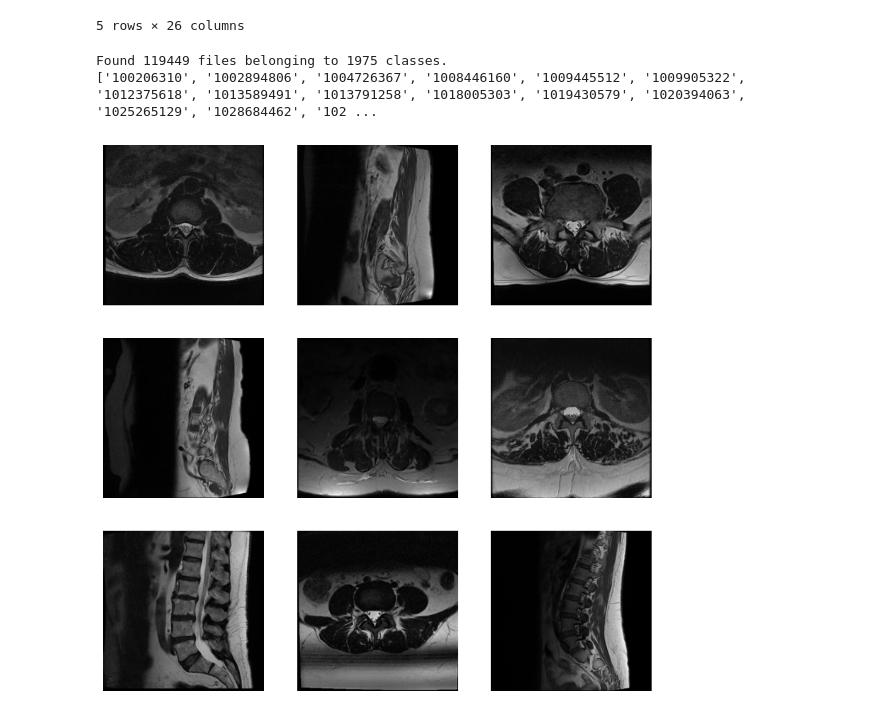
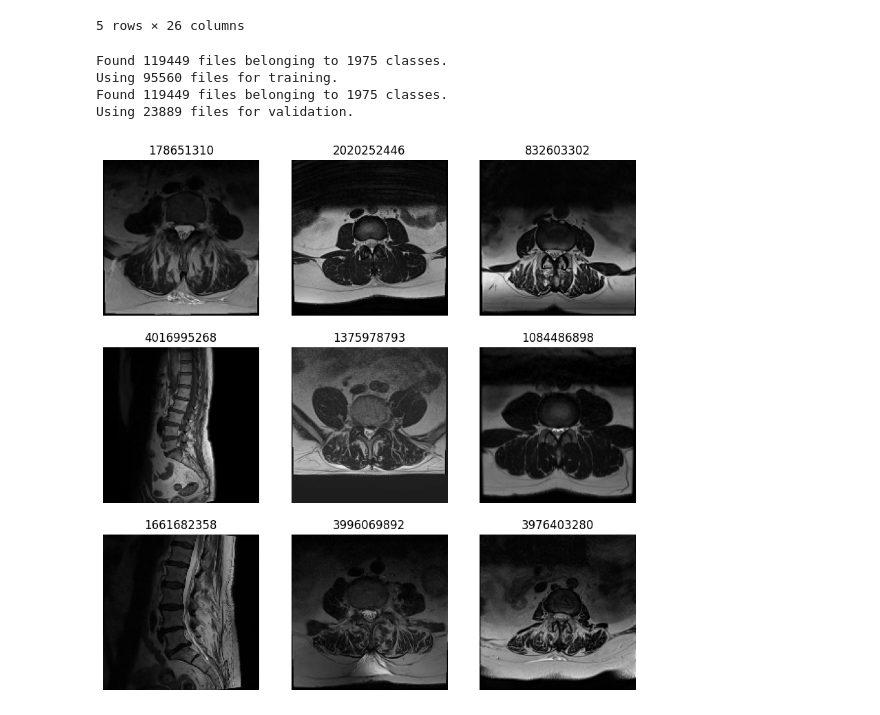
Before and after one commit to Kyungbaee/Kaggle, a Jupyter notebook: RSNA 2024.ipynb, the cells around one changed output. Cells and saved outputs as stored; diff of their text form; code cells hidden in the pictures.

```diff
--- a/RSNA 2024.ipynb
+++ b/RSNA 2024.ipynb
@@ -193,24 +289,36 @@ df.head()
+# %%
+BATCH_SIZE = 32
+IMG_SIZE = (160, 160)
+directory = "cvt_png"
+train_dataset = image_dataset_from_directory(directory,
+                                             shuffle=True,
+                                             batch_size=BATCH_SIZE,
+                                             image_size=IMG_SIZE,
+                                             validation_split=0.2,
+                                             subset='training',
+                                             seed=42)
+
+validation_dataset = image_dataset_from_directory(directory,
+                                             shuffle=True,
+                                             batch_size=BATCH_SIZE,
+                                             image_size=IMG_SIZE,
+                                             validation_split=0.2,
+                                             subset='validation',
+                                             seed=42)
+# %% [output]
+Found 119449 files belonging to 1975 classes.
+Using 95560 files for training.
+Found 119449 files belonging to 1975 classes.
+Using 23889 files for validation.
 # %%
-directory = "cvt_png"
-train_ds = image_dataset_from_directory(
-    directory,
-    labels='inferred',
-    label_mode='categorical',
-    batch_size=32,
-    image_size=(256, 256))
+class_names = train_dataset.class_names
 
-# 라벨들 이름 출력
-class_names = train_ds.class_names
-print(class_names)
-
-# 이미지 9개 샘플 출력
 plt.figure(figsize=(10, 10))
-for images, labels in train_ds.take(1):
-  for i in range(9):
-    ax = plt.subplot(3, 3, i + 1)
-    plt.imshow(images[i].numpy().astype("uint8"))
-    plt.axis("off")
+for images, labels in train_dataset.take(1):
+    for i in range(9):
+        ax = plt.subplot(3, 3, i + 1)
+        plt.imshow(images[i].numpy().astype("uint8"))
+        plt.title(class_names[labels[i]])
+        plt.axis("off")
 # %% [output]
-Found 119449 files belonging to 1975 classes.
-['100206310', '1002894806', '1004726367', '1008446160', '1009445512', '1009905322', '1012375618', '1013589491', '1013791258', '1018005303', '1019430579', '1020394063', '1025265129', '1028684462', '102 ...
-[figure, old version]
+[figure, new version]
```
Also changed, not shown: parts of 11 cells of this notebook.
